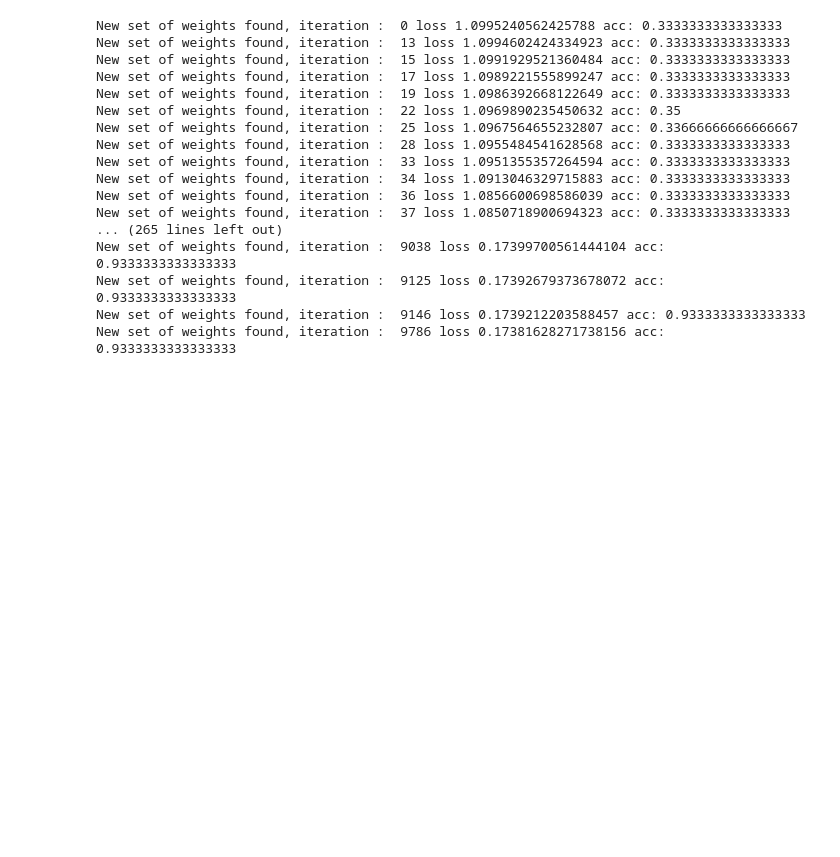
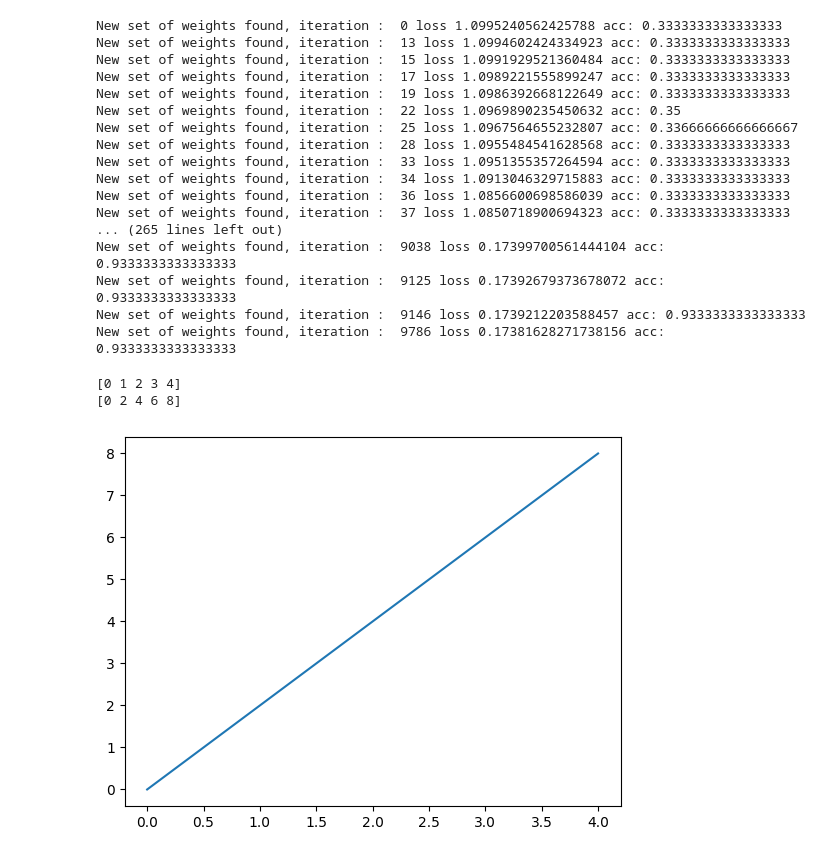
Before and after one commit to come-collab/neural_network_from_scratch, a Jupyter notebook: Neural_Network_From_Scratch.ipynb, the cells around one changed output. Saved outputs shown, nothing was run; the diff lists cells and outputs as text; code cells hidden in the pictures; blank space fills up the shorter version.

```diff
--- a/Neural_Network_From_Scratch.ipynb
+++ b/Neural_Network_From_Scratch.ipynb
@@ -814,3 +814,24 @@ New set of weights found, iteration :  9146 loss 0.1739212203588457 acc: 0.93333
 New set of weights found, iteration :  9786 loss 0.17381628271738156 acc: 0.9333333333333333
 # %%
 #Chapter 7 Derivative
+
+def f(x):
+    return 2*x
+# %%
+import matplotlib.pyplot as plt
+import numpy as np
+
+def f(x):
+    return 2*x
+x = np.array(range(5))
+y =  f(x)
+
+print(x)
+print(y)
+
+plt.plot(x,y)
+plt.show()
+# %% [output]
+[0 1 2 3 4]
+[0 2 4 6 8]
+[figure, added]
```
Also changed, not shown: parts of 3 cells of this notebook.
